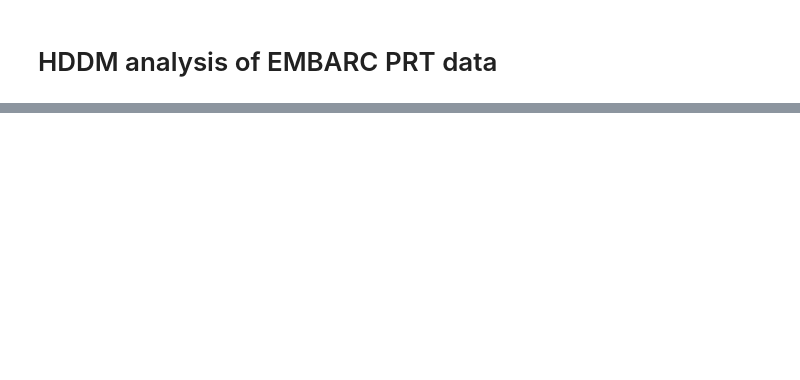
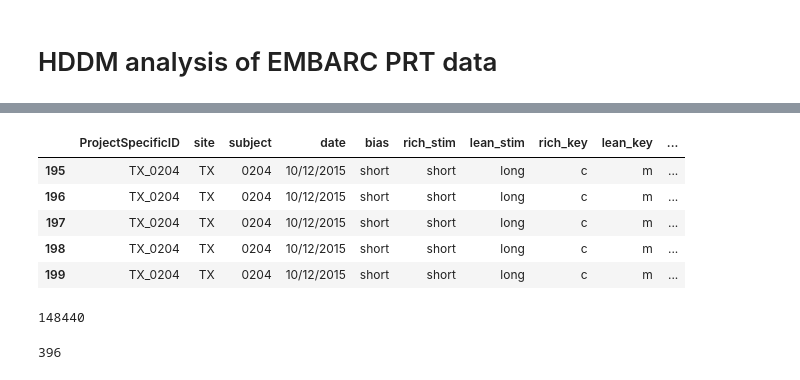
Before and after one commit to vlawlor/EMBARC-PRT, a Jupyter notebook: PRT_Prettier.ipynb, the cells around one changed output, grey strips where cells are left out. Cells and saved outputs as stored; diff of their text form; code cells hidden in the pictures; blank space fills up the shorter version.

```diff
--- a/PRT_Prettier.ipynb
+++ b/PRT_Prettier.ipynb
@@ -16,0 +135,18 @@ uname = uname[0]
+# %%
+out.tail()
+# %% [output]
+|  | ProjectSpecificID | site | subject | date | bias | rich_stim | lean_stim | rich_key | lean_key | ... |
+| 195 | TX_0204 | TX | 0204 | 10/12/2015 | short | short | long | c | m | ... |
+| 196 | TX_0204 | TX | 0204 | 10/12/2015 | short | short | long | c | m | ... |
+| 197 | TX_0204 | TX | 0204 | 10/12/2015 | short | short | long | c | m | ... |
+| 198 | TX_0204 | TX | 0204 | 10/12/2015 | short | short | long | c | m | ... |
+| 199 | TX_0204 | TX | 0204 | 10/12/2015 | short | short | long | c | m | ... |
+# %%
+len(out)
+# %% [output]
+148440
+# %%
+# Looks right . . .
+out.ProjectSpecificID.nunique()
+# %% [output]
+396
```
Also changed, not shown: parts of 12 cells of this notebook, 1 other file.
